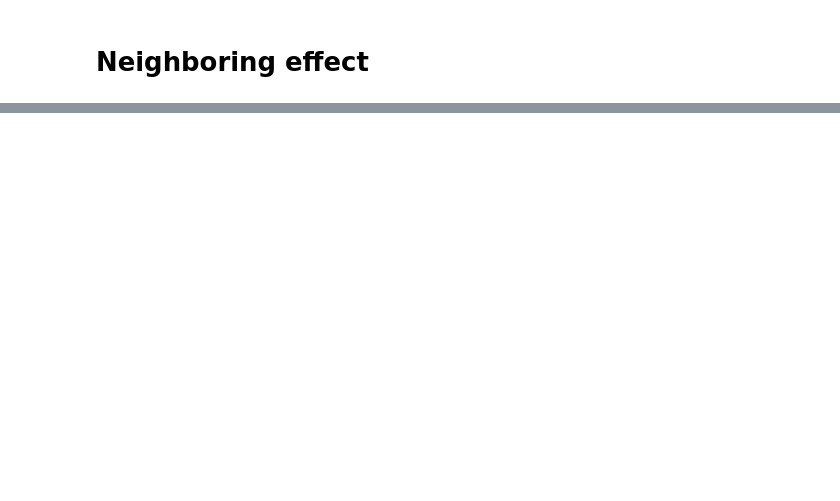
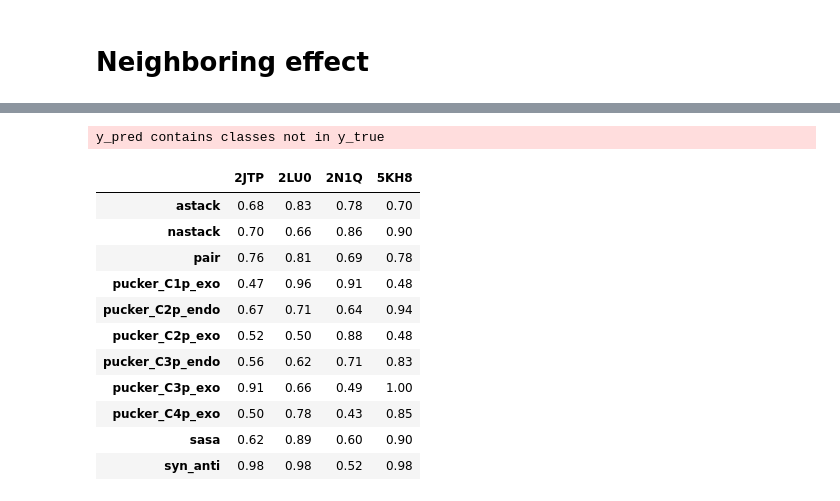
Before and after one commit to atfrank/CS-Annotate, a Jupyter notebook: CS_Annotate_Figures.ipynb, the cells around one changed output, grey strips where cells are left out. Cells and saved outputs as stored; diff of their text form; code cells hidden in the pictures; blank space fills up the shorter version.

```diff
--- a/CS_Annotate_Figures.ipynb
+++ b/CS_Annotate_Figures.ipynb
@@ -351,0 +460,12 @@ df
+# %%
+recall1=[]
+recall0=[]
+balanced_accuracys=[]
+
+for i,target in enumerate(targets):
+  recall1.append(recall_score(actual[target], pred[target]>=0.5))
+  recall0.append(recall_score(actual[target], pred[target]>=0.5,pos_label=0))
+  balanced_accuracys.append(balanced_accuracy_score(actual[target], pred[target]>=0.5))
+test_stats = pd.DataFrame({'sensitivity': recall1, 'specificity':recall0, 'balanced accuracy':balanced_accuracys})
+test_stats.index = targets
+test_stats.round(3)
@@ -351,0 +485,16 @@ df
+# %%
+for rna in ['2JTP','2LU0','2N1Q','5KH8']:
+  recall1=[]
+  recall0=[]
+  balanced_accuracys=[]
+  actual = pd.read_csv(DIR_PATH+'actual_'+rna+'.csv',delim_whitespace=True,header=0)
+  pred = pd.read_csv(DIR_PATH+'pred_'+rna+'.csv',delim_whitespace=True,header=0)
+  for i,target in enumerate(targets):
+    recall1.append(recall_score(actual[target], pred[target]>=0.5))
+    recall0.append(recall_score(actual[target], pred[target]>=0.5,pos_label=0))
+    balanced_accuracys.append(balanced_accuracy_score(actual[target], pred[target]>=0.5))
+  test_stats = pd.DataFrame({'sensitivity': recall1, 'specificity':recall0, 'balanced accuracy':balanced_accuracys})
+  test_stats.index = targets
+
+  print(rna)
+  print(test_stats.round(2))
@@ -351,0 +536,29 @@ df
+# %%
+acc = []
+for rna in ['2JTP','2LU0','2N1Q','5KH8']:
+  balanced_accuracys=[]
+  actual = pd.read_csv(DIR_PATH+'actual_'+rna+'.csv',delim_whitespace=True,header=0)
+  pred = pd.read_csv(DIR_PATH+'pred_'+rna+'.csv',delim_whitespace=True,header=0)
+  for i,target in enumerate(targets):
+    balanced_accuracys.append(balanced_accuracy_score(actual[target], pred[target]>=0.5))
+  acc.append(balanced_accuracys)
+# %% [output]
+y_pred contains classes not in y_true
+# %%
+acc = pd.DataFrame(acc).transpose()
+acc.columns = ['2JTP','2LU0','2N1Q','5KH8']
+acc.index = targets
+acc.round(2)
+# %% [output]
+|  | 2JTP | 2LU0 | 2N1Q | 5KH8 |
+| astack | 0.68 | 0.83 | 0.78 | 0.70 |
+| nastack | 0.70 | 0.66 | 0.86 | 0.90 |
+| pair | 0.76 | 0.81 | 0.69 | 0.78 |
+| pucker_C1p_exo | 0.47 | 0.96 | 0.91 | 0.48 |
+| pucker_C2p_endo | 0.67 | 0.71 | 0.64 | 0.94 |
+| pucker_C2p_exo | 0.52 | 0.50 | 0.88 | 0.48 |
+| pucker_C3p_endo | 0.56 | 0.62 | 0.71 | 0.83 |
+| pucker_C3p_exo | 0.91 | 0.66 | 0.49 | 1.00 |
+| pucker_C4p_exo | 0.50 | 0.78 | 0.43 | 0.85 |
+| sasa | 0.62 | 0.89 | 0.60 | 0.90 |
+| syn_anti | 0.98 | 0.98 | 0.52 | 0.98 |
```
Also changed, not shown: parts of 18 cells of this notebook.
